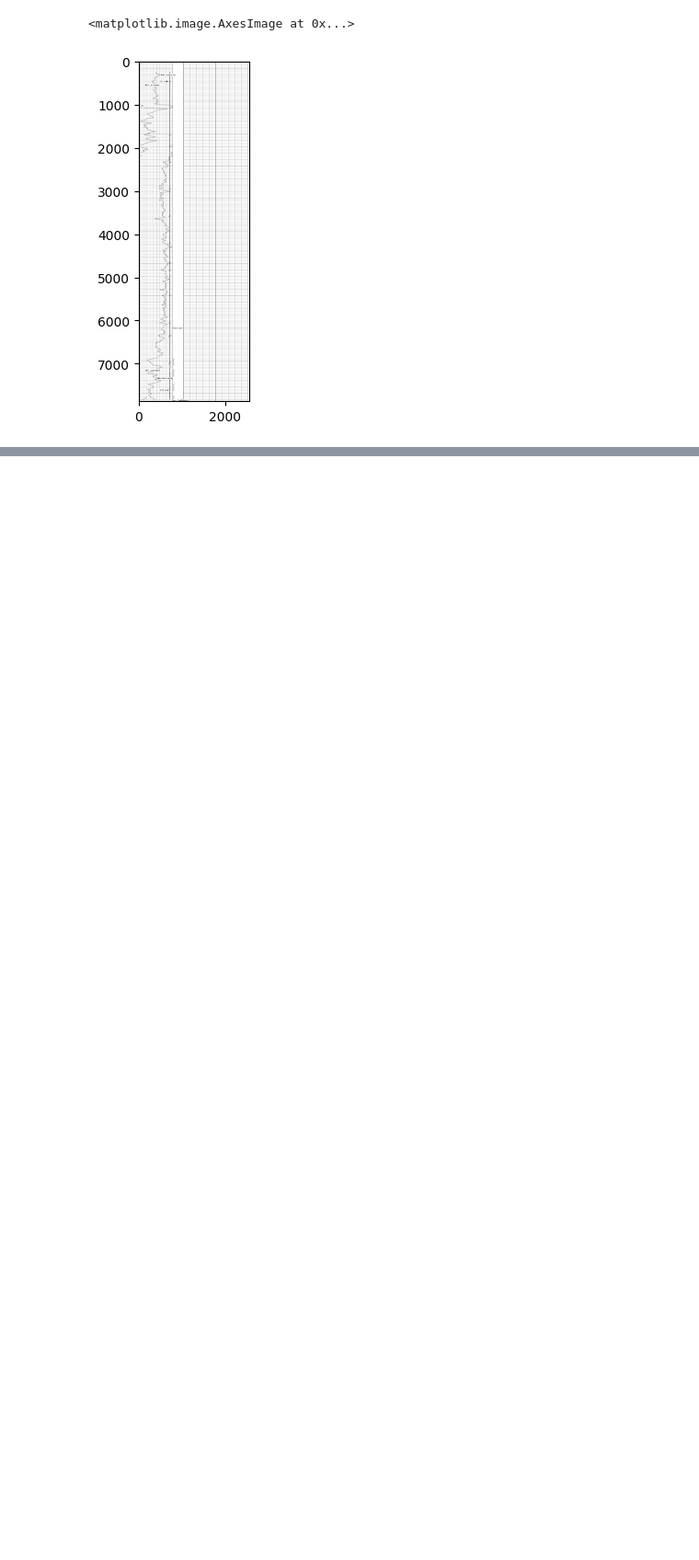
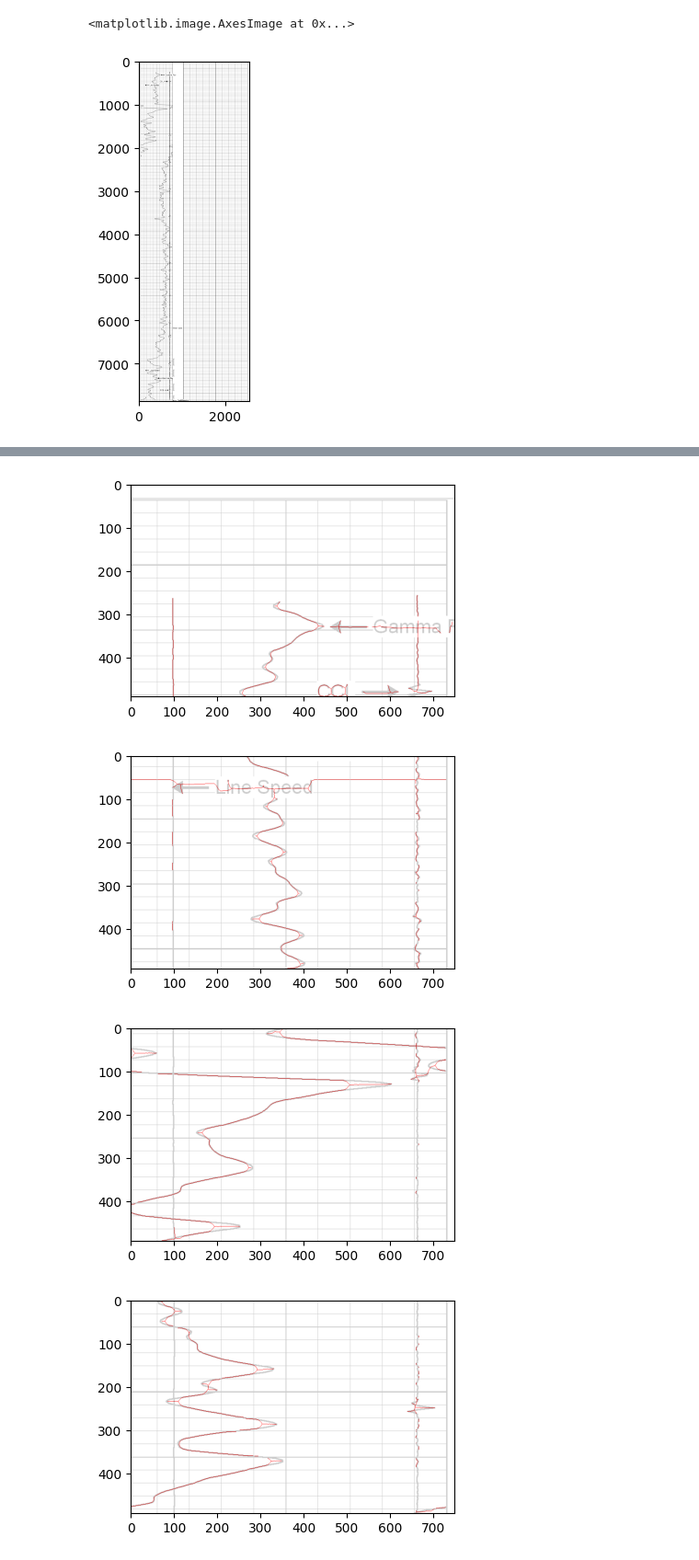
Before and after one commit to TIKIYEON/Digitizing-overlapping-curves, a Jupyter notebook: line-sweep-test.ipynb, the cells around one changed output, grey strips where cells are left out. Shown at 92% size. Saved outputs shown, nothing was run; the diff lists cells and outputs as text; code cells hidden in the pictures; blank space fills up the shorter version.

```diff
--- a/line-sweep-test.ipynb
+++ b/line-sweep-test.ipynb
@@ -85,0 +139,35 @@ plt.show()
+# %%
+def process_chunks(chunk):
+    for i in chunk:
+        # Grayscale
+        I_gray = ski.color.rgb2gray(i)
+        I_gray = ndimage.gaussian_filter(I_gray, sigma=1)
+        # Attempt with OTSU's method
+        threshold = ski.filters.threshold_otsu(I_gray)
+        mask = (I_gray > threshold)
+        min_pixels = 200
+        row_mask = np.sum(mask, axis=1) < min_pixels
+        col_mask = np.sum(mask, axis=0) < min_pixels
+        #print(f'row mask: \n {row_mask}')
+        # Add a new axis and add the maskings to that as well with np.repeat
+        mask_combined = np.repeat((row_mask[:, np.newaxis] | col_mask[np.newaxis, :])[:, :, np.newaxis], i.shape[2], axis=2)
+        #print(f'mask combined: \n {mask_combined}')
+        K = np.maximum(i, np.max(i) * mask_combined)
+        se = disk(10)
+        J = opening(K.mean(axis=2), se)
+        S = skeletonize(J<128)
+        plt.figure(figsize=(10,10))
+        plt.subplot(2, 2, 4)
+        overlay = np.zeros(i.shape[:2] + (3,), dtype=np.uint8) + 255
+        overlay[S] = [255, 0, 0]
+        plt.imshow(overlay)
+        plt.imshow(i, cmap="gray", alpha=0.2)
+        plt.axis("image")
+
+
+process_chunks(graph_chunks)
+# %% [output]
+[figure, added]
+[figure, added]
+[figure, added]
+[figure, added]
```
Also changed, not shown: parts of 6 cells of this notebook.
